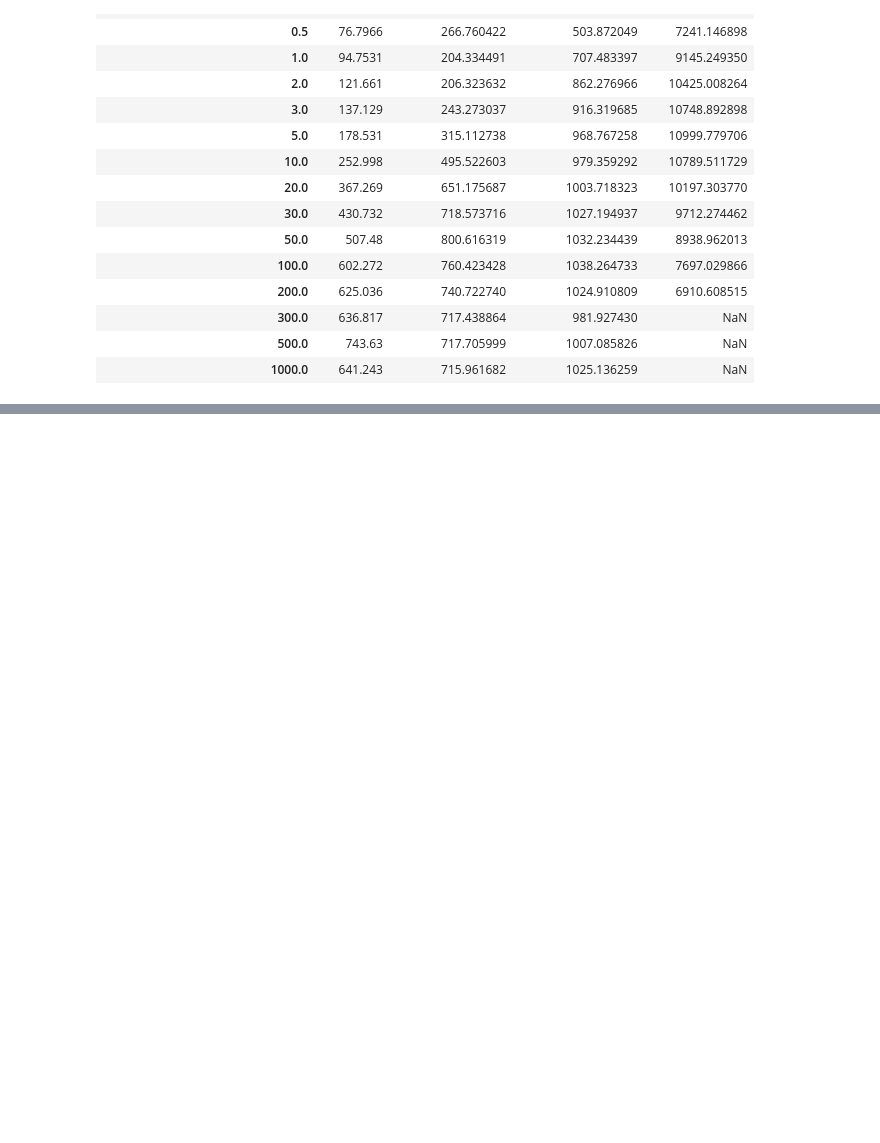
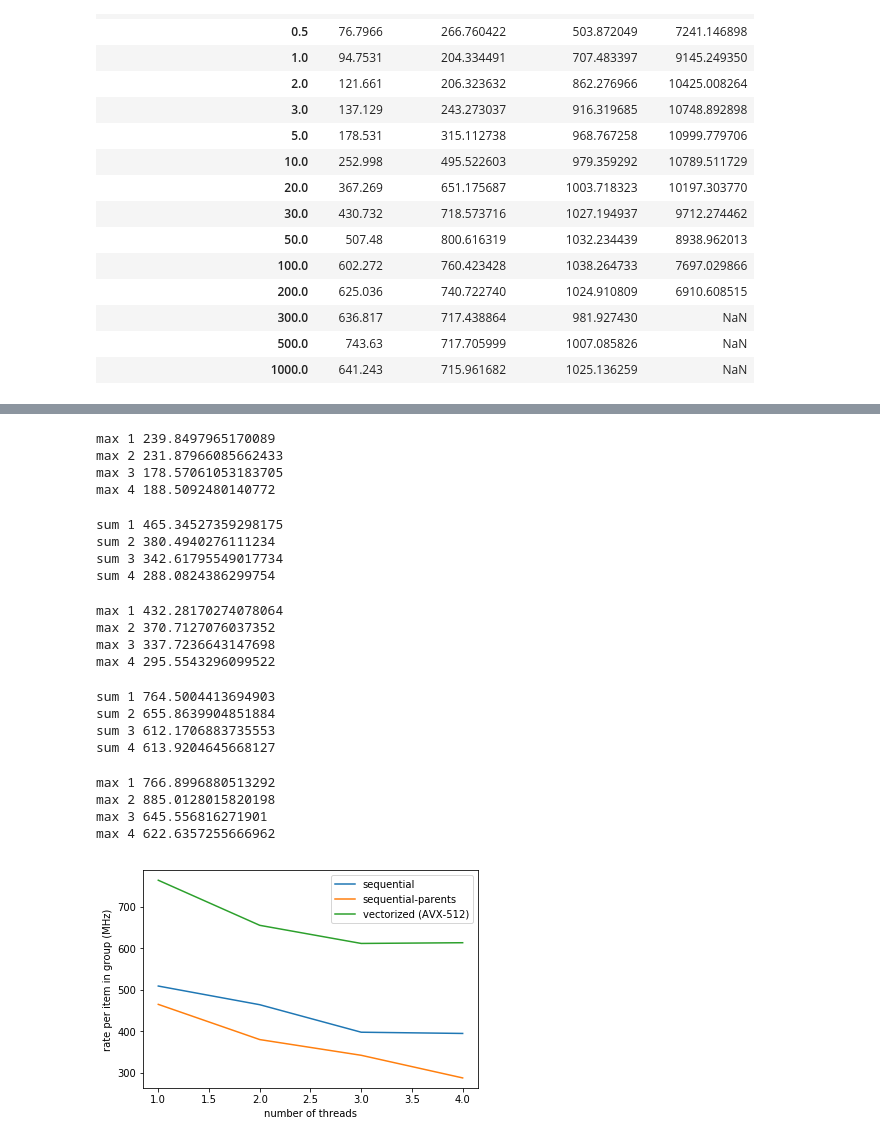
Before and after one commit to jpivarski/jupyter-performance-studies, a Jupyter notebook: 2018-09-10-jagged-reduction.ipynb, the cells around one changed output, grey strips where cells are left out. Cells and saved outputs as stored; diff of their text form; code cells hidden in the pictures; blank space fills up the shorter version.

Commit message:
add scaleup with number of threads

```diff
--- a/2018-09-10-jagged-reduction.ipynb
+++ b/2018-09-10-jagged-reduction.ipynb
@@ -760,0 +812,56 @@ max_rates
+# %%
+for n in threadnumbers:
+    print("max", n, end=" ")
+    max_rates.loc[n, "sequential"] = measure_mimd(10.0, sequential_max, n)
+    print(max_rates.loc[n, "sequential"])
+# %% [output]
+max 1 239.8497965170089
+max 2 231.87966085662433
+max 3 178.57061053183705
+max 4 188.5092480140772
+# %%
+for n in threadnumbers:
+    print("sum", n, end=" ")
+    sum_rates.loc[n, "sequential-parents"] = measure_mimd(10.0, sequential2_sum, n)
+    print(sum_rates.loc[n, "sequential-parents"])
+# %% [output]
+sum 1 465.34527359298175
+sum 2 380.4940276111234
+sum 3 342.61795549017734
+sum 4 288.0824386299754
+# %%
+for n in threadnumbers:
+    print("max", n, end=" ")
+    max_rates.loc[n, "sequential-parents"] = measure_mimd(10.0, sequential2_max, n)
+    print(max_rates.loc[n, "sequential-parents"])
+# %% [output]
+max 1 432.28170274078064
+max 2 370.7127076037352
+max 3 337.7236643147698
+max 4 295.5543296099522
+# %%
+for n in threadnumbers:
+    print("sum", n, end=" ")
+    sum_rates.loc[n, "vectorized (AVX-512)"] = measure_mimd(10.0, vectorized16_sum, n)
+    print(sum_rates.loc[n, "vectorized (AVX-512)"])
+# %% [output]
+sum 1 764.5004413694903
+sum 2 655.8639904851884
+sum 3 612.1706883735553
+sum 4 613.9204645668127
+# %%
+for n in threadnumbers:
+    print("max", n, end=" ")
+    max_rates.loc[n, "vectorized (AVX-512)"] = measure_mimd(10.0, vectorized16_max, n)
+    print(max_rates.loc[n, "vectorized (AVX-512)"])
+# %% [output]
+max 1 766.8996880513292
+max 2 885.0128015820198
+max 3 645.556816271901
+max 4 622.6357255666962
+# %%
+x = sum_rates.plot()
+x.set_ylabel("rate per item in group (MHz)")
+x.get_figure().savefig("sum_scaleup.svg")
+# %% [output]
+[figure, added]
```
Also changed, not shown: parts of 5 cells of this notebook.
